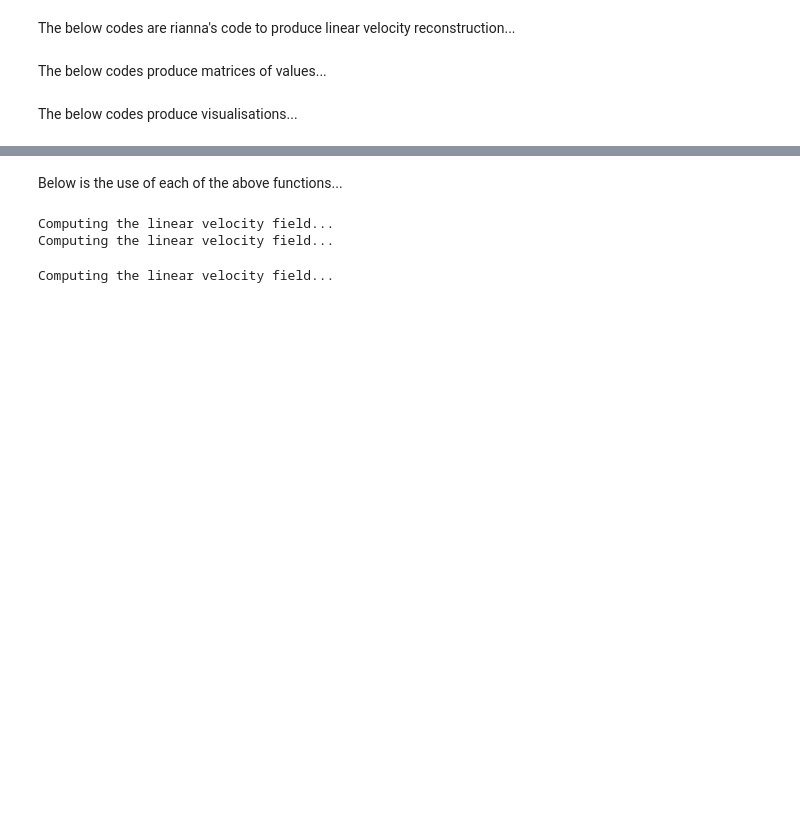
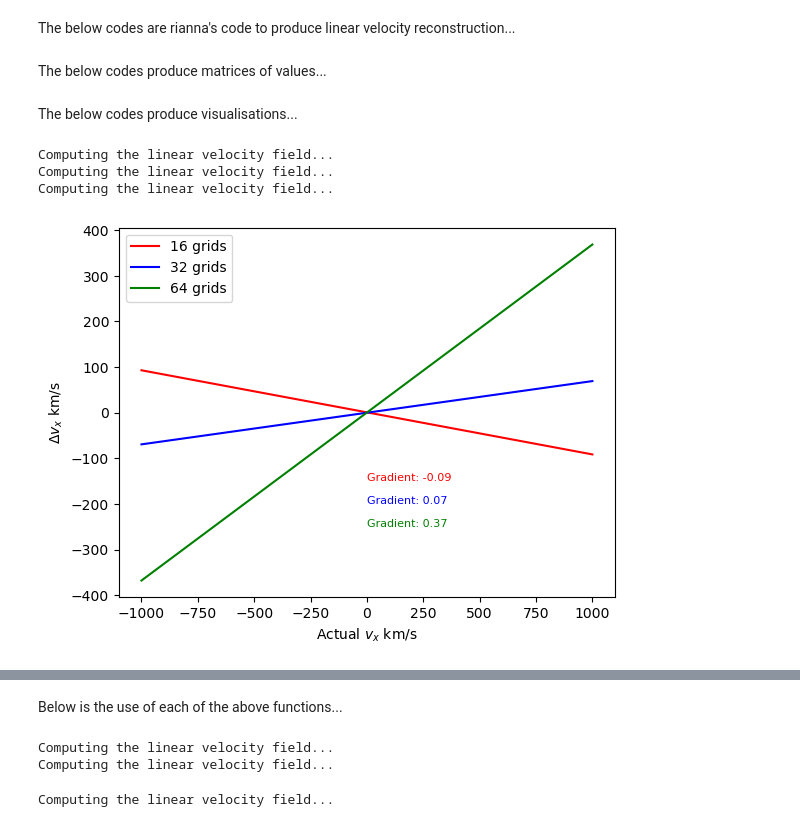
Before and after one commit to eh13913/Velocity-Reconstruction-Project, a Jupyter notebook: Notebooks/Create_Density_Field.ipynb, the cells around one changed output, grey strips where cells are left out. Saved outputs shown, nothing was run; the diff lists cells and outputs as text; code cells hidden in the pictures; blank space fills up the shorter version.

```diff
--- a/Notebooks/Create_Density_Field.ipynb
+++ b/Notebooks/Create_Density_Field.ipynb
@@ -215,7 +215,7 @@ def full_density_histogram(bins,x=x,y=y,z=z):
 def full_overdensity_histogram(bins,x=x,y=y,z=z,range=500):
     # creates a bins x bins x bins matrix with the grouped particles as overdensities
     # returns the matrix and the edges
-    grid=range/bins
+    grid=int(range/bins)
     fullhist,ed=full_density_histogram(bins,x,y,z)
     smolboxvol=grid**3
     densities=fullhist/smolboxvol
@@ -654,8 +654,8 @@ def diff_grads():
     return
 # %%
 def diff_grads_delta():
-    grids=[16,32,64,128]
-    cols=['r','b','g','m']
+    grids=[16,32,64]
+    cols=['r','b','g']
     k=0
     for i,col in zip(grids,cols):
         overdensity,edges=full_overdensity_histogram(i)
@@ -669,15 +669,22 @@ def diff_grads_delta():
         texty='Gradient: {:.2f}'.format(grad)
         xvals=np.linspace(-1000,1000,10000)
         plt.plot(xvals,grad*xvals+inter,color=col,label=text)
-        plt.text(-800,-40-(k*20),texty,color=col,fontsize=8)
+        plt.text(0,-150-(k*50),texty,color=col,fontsize=8)
         k+=1
     plt.ylabel('$\Delta v_x$ km/s')
     plt.xlabel('Actual $v_x$ km/s')
     plt.legend()
-    path = '../Figures/NewPlots/Delta reconstructed vs actual velocity gradients with different grids'
-    plt.savefig(path, dpi=300)
-    plt.close()
+    #path = '../Figures/NewPlots/Delta reconstructed vs actual velocity gradients with different grids'
+    #plt.savefig(path, dpi=300)
+    plt.show()
     return
+# %%
+diff_grads_delta()
+# %% [output]
+Computing the linear velocity field...
+Computing the linear velocity field...
+Computing the linear velocity field...
+[figure, added]
 # %%
 def deltav_slice(z1,bins,x_range=x_range,y_range=y_range,z_range=z_range):
     grid=500/bins
```
Also changed, not shown: parts of 4 cells of this notebook, 9 other files.
